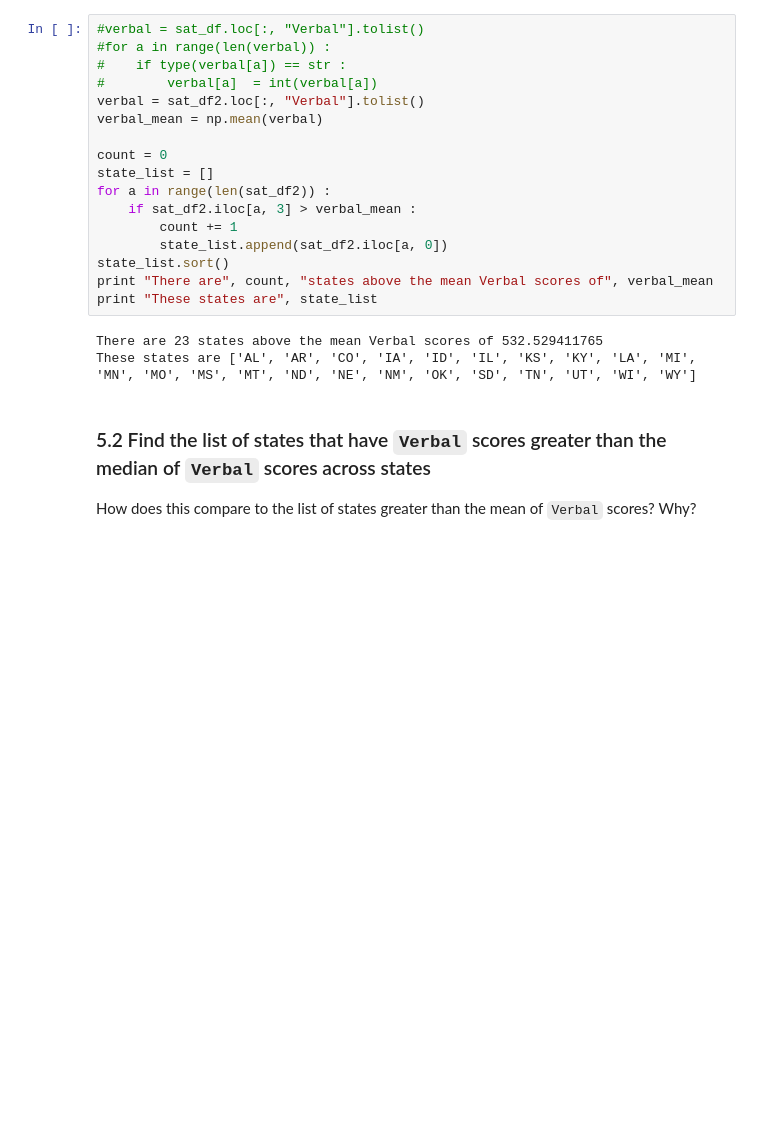
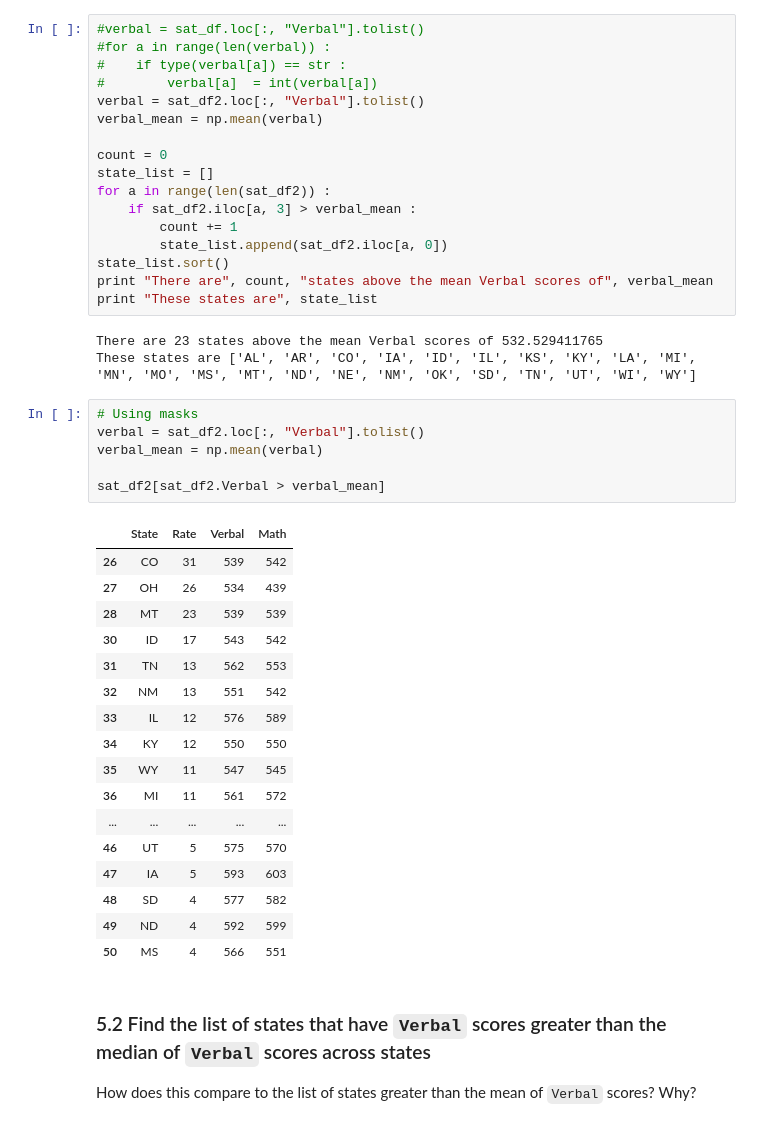
Before and after one commit to guangyic/project2, a Jupyter notebook: CHUA_Guangyi_Project2.ipynb, the cells around one changed output. Saved outputs shown, nothing was run; the diff lists cells and outputs as text; blank space fills up the shorter version.

```diff
--- a/CHUA_Guangyi_Project2.ipynb
+++ b/CHUA_Guangyi_Project2.ipynb
@@ -374,6 +374,30 @@ print "These states are", state_list
 # %% [output]
 There are 23 states above the mean Verbal scores of 532.529411765
 These states are ['AL', 'AR', 'CO', 'IA', 'ID', 'IL', 'KS', 'KY', 'LA', 'MI', 'MN', 'MO', 'MS', 'MT', 'ND', 'NE', 'NM', 'OK', 'SD', 'TN', 'UT', 'WI', 'WY']
+# %%
+# Using masks
+verbal = sat_df2.loc[:, "Verbal"].tolist()
+verbal_mean = np.mean(verbal)
+
+sat_df2[sat_df2.Verbal > verbal_mean]
+# %% [output]
+|  | State | Rate | Verbal | Math |
+| 26 | CO | 31 | 539 | 542 |
+| 27 | OH | 26 | 534 | 439 |
+| 28 | MT | 23 | 539 | 539 |
+| 30 | ID | 17 | 543 | 542 |
+| 31 | TN | 13 | 562 | 553 |
+| 32 | NM | 13 | 551 | 542 |
+| 33 | IL | 12 | 576 | 589 |
+| 34 | KY | 12 | 550 | 550 |
+| 35 | WY | 11 | 547 | 545 |
+| 36 | MI | 11 | 561 | 572 |
+| ... | ... | ... | ... | ... |
+| 46 | UT | 5 | 575 | 570 |
+| 47 | IA | 5 | 593 | 603 |
+| 48 | SD | 4 | 577 | 582 |
+| 49 | ND | 4 | 592 | 599 |
+| 50 | MS | 4 | 566 | 551 |
 # %% [markdown]
 ### 5.2 Find the list of states that have `Verbal` scores greater than the median of `Verbal` scores across states
 
```
Also changed, not shown: parts of 17 cells of this notebook, 1 other file.
